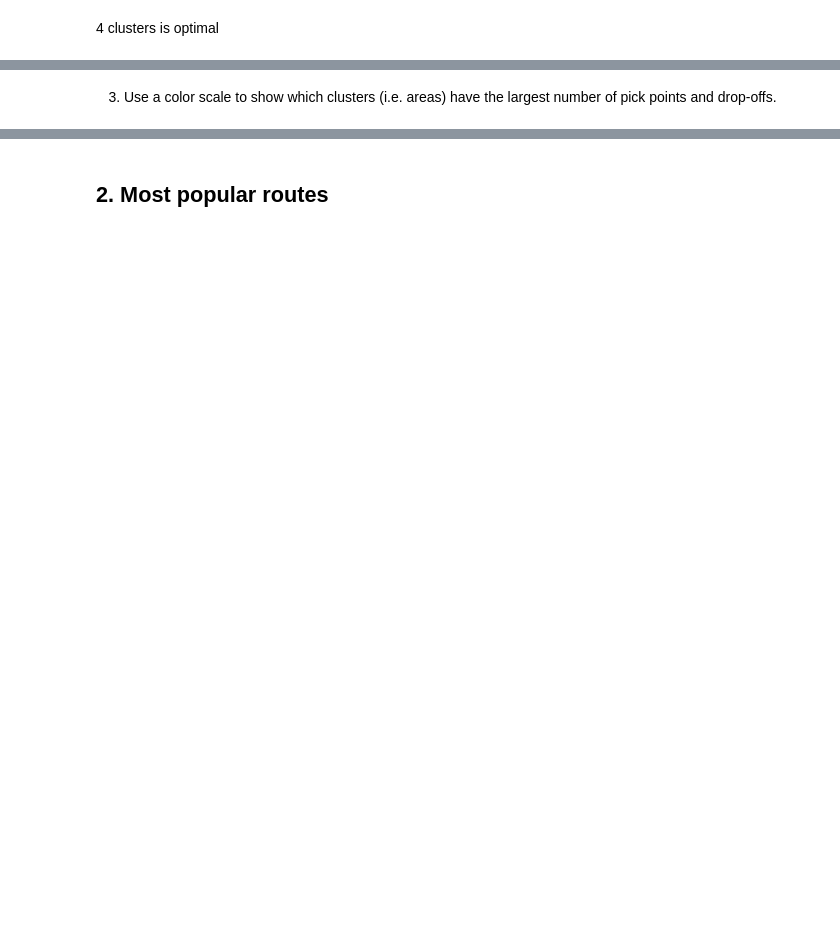
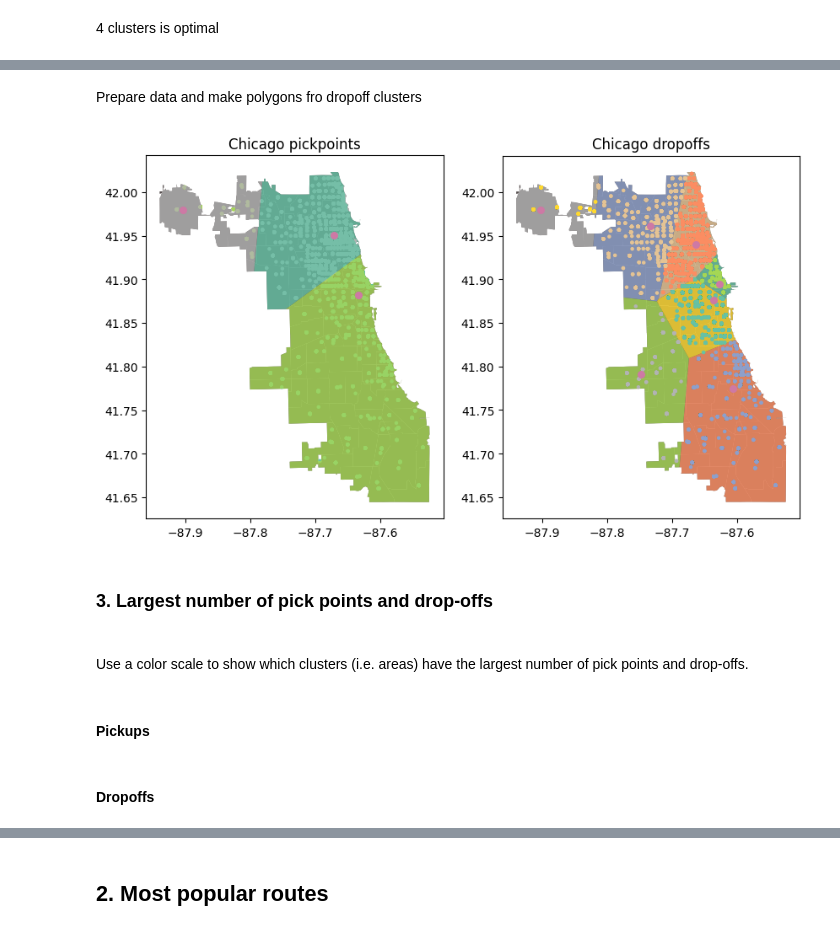
Before and after one commit to toptish/CityLife, a Jupyter notebook: citylife.ipynb, the cells around one changed output, grey strips where cells are left out. Drawn from its saved outputs; the diff is of its cells as text; code cells hidden in the pictures; blank space fills up the shorter version.

```diff
--- a/citylife.ipynb
+++ b/citylife.ipynb
@@ -350,3 +444,43 @@ taxi_loc['dropoff_cluster'] = dropoff_labels
+# %%
+pickup_polys, pickup_pts = voronoi_regions_from_coords(pickup_centers_coords, area)
+# %%
+pickup_polys_df = pd.DataFrame.from_dict(pickup_polys, orient='index')
+pickup_polys_df = gpd.GeoDataFrame(pickup_polys_df, geometry=0)
+# %% [markdown]
+Prepare data and make polygons fro dropoff clusters
+# %%
+geometry = dropoffs['Dropoff Centroid  Location']
+geo_dropoffs = gpd.GeoDataFrame(dropoffs,
+                          crs = crs,
+                          geometry = geometry)
+# %%
+dropoff_polys, dropoff_pts = voronoi_regions_from_coords(dropoff_centers_coords, area)
+dropoff_polys_df = pd.DataFrame.from_dict(dropoff_polys, orient='index')
+dropoff_polys_df = gpd.GeoDataFrame(dropoff_polys_df, geometry=0)
+# %%
+fig, (ax1, ax2) = plt.subplots(nrows=1, ncols=2,figsize = (10,10))
+df_map.plot(ax=ax1, color='#554d4d', legend=True, )
+geo_pickups.plot(ax=ax1, cmap='Set2', column='pickup_cluster_kmeans', markersize=5)
+pickup_polys_df.plot(ax=ax1, cmap='Set2', column=0, alpha=0.8)
+ax1.set_title('Chicago pickpoints')
+geo_pickups_centers.plot(ax=ax1, color='#ce79a5', markersize=30)
+
+df_map.plot(ax=ax2, color='#554d4d', legend=True, )
+dropoff_polys_df.plot(ax=ax2, cmap='Set2', column=0, alpha=0.8)
+geo_dropoffs.plot(ax=ax2, cmap='Set2', column='dropoff_cluster_kmeans', markersize=5)
+ax2.set_title('Chicago dropoffs')
+geo_dropoffs_centers.plot(ax=ax2, color='#ce79a5', markersize=30)
+
+
+plt.show()
+# %% [output]
+[figure, added]
+# %% [markdown]
+### 3. Largest number of pick points and drop-offs
+# %% [markdown]
+<!-- ### 7687
 # %% [markdown]
-3. Use a color scale to show which clusters (i.e. areas) have the largest number of pick
+Use a color scale to show which clusters (i.e. areas) have the largest number of pick
 points and drop-offs.
+# %% [markdown]
+#### Pickups
@@ -352,0 +495,2 @@ points and drop-offs.
+# %% [markdown]
+#### Dropoffs
```
Also changed, not shown: parts of 94 cells of this notebook.
